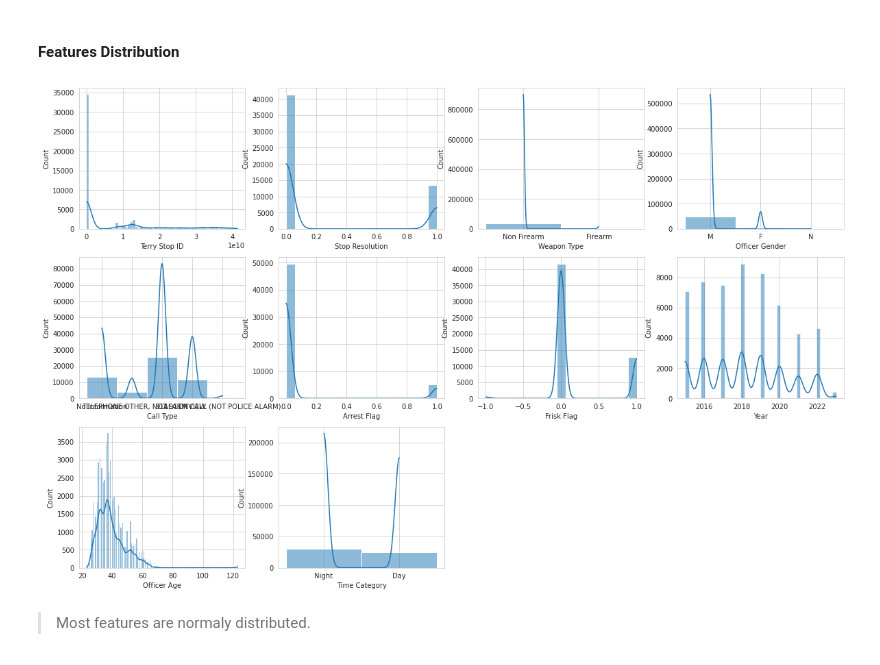
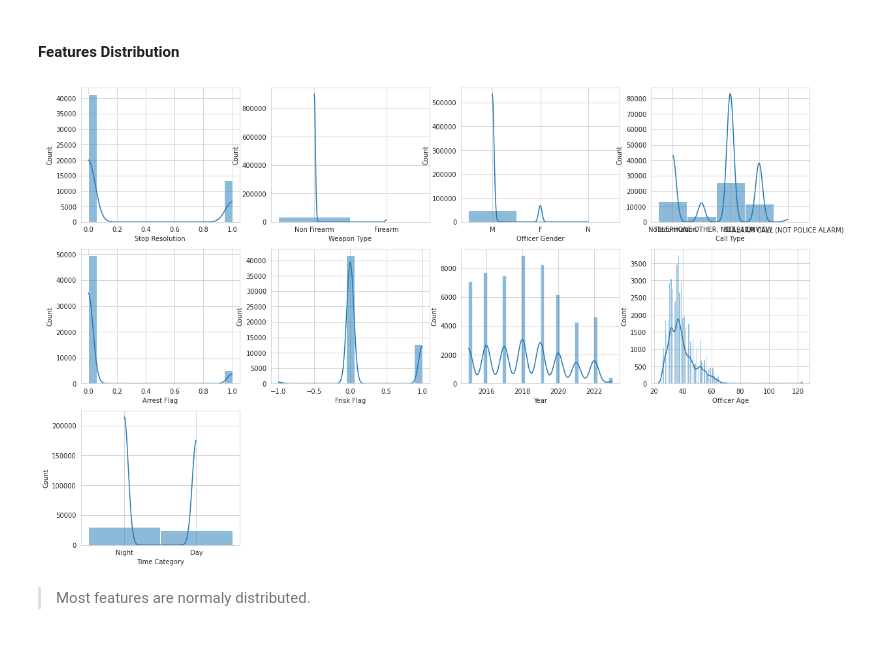
Before and after one commit to adikamunyao/Phase-3-project, a Jupyter notebook: terryStops.ipynb, the cells around one changed output. Drawn from its saved outputs; the diff is of its cells as text; code cells hidden in the pictures.

```diff
--- a/terryStops.ipynb
+++ b/terryStops.ipynb
@@ -440,7 +440,8 @@ irrelevant_columns = [
 'Initial Call Type',
 'Final Call Type',
 'Subject ID',
-'Day']
+'Day',
+'Terry Stop ID']
 
 # drop the columns
 df = Tery_stops_df.drop(irrelevant_columns, axis=1)
@@ -495,17 +496,17 @@ corre_plot(df)
 # %%
 # check all columns distribution plot
 def dist_check(my_data):
     sns.set_style('whitegrid')
     plt.figure(figsize=(20,22))
-    for i in range(1,11):
+    for i in range(1,10):
         plt.subplot(5, 4, i)
         sns.histplot(my_data[my_data.columns[i]], kde=True)
 
-#check distribution data
+# check distribution data
 features = df.drop(["Month", "Location"], axis=1)
 dist_check(features)
 # %% [output]
-[figure, old version]
+[figure, new version]
 # %% [markdown]
 >Most features are normaly distributed.
 # %%
```
Also changed, not shown: parts of 27 cells of this notebook, 1 other file.
